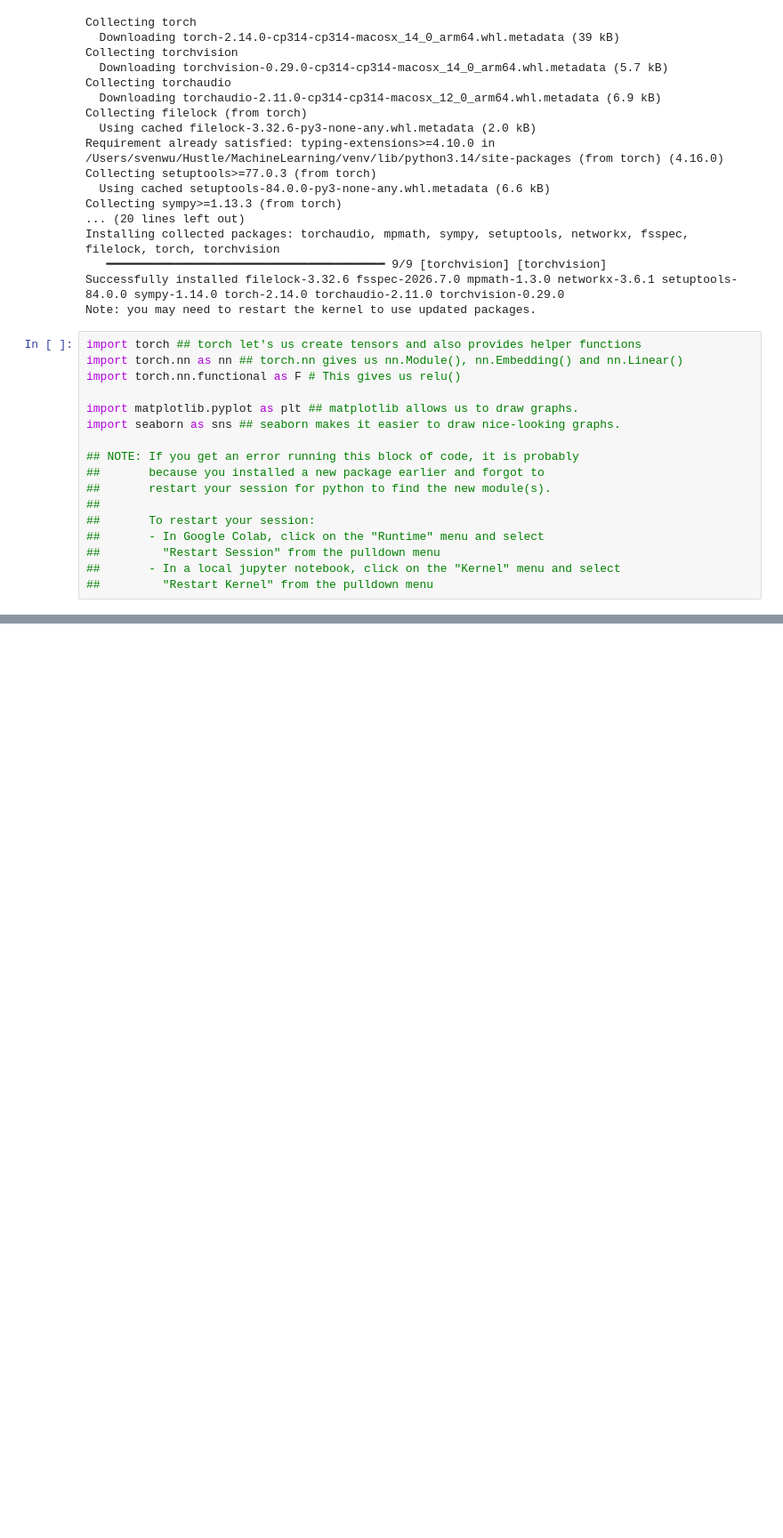
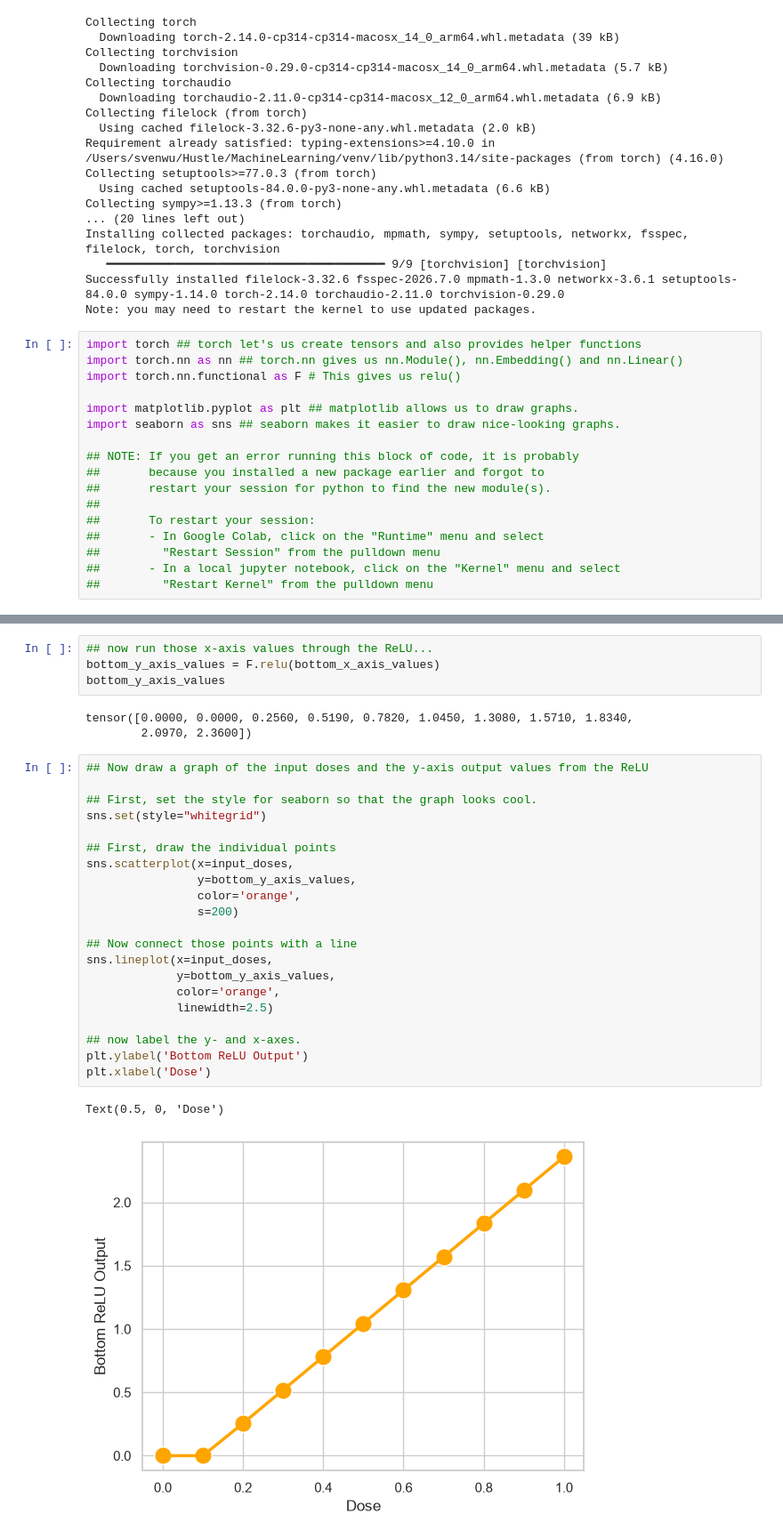
Before and after one commit to SevenWoos/MachineLearningProjects, a Jupyter notebook: neural_networks/statquest/chapter1_basic_nn_pytorch.ipynb, the cells around one changed output, grey strips where cells are left out. Shown at 89% size. Cells and saved outputs as stored; diff of their text form; blank space fills up the shorter version.

```diff
--- a/neural_networks/statquest/chapter1_basic_nn_pytorch.ipynb
+++ b/neural_networks/statquest/chapter1_basic_nn_pytorch.ipynb
@@ -79,0 +222,31 @@ import seaborn as sns ## seaborn makes it easier to draw nice-looking graphs.
+# %%
+## now run those x-axis values through the ReLU...
+bottom_y_axis_values = F.relu(bottom_x_axis_values)
+bottom_y_axis_values
+# %% [output]
+tensor([0.0000, 0.0000, 0.2560, 0.5190, 0.7820, 1.0450, 1.3080, 1.5710, 1.8340,
+        2.0970, 2.3600])
+# %%
+## Now draw a graph of the input doses and the y-axis output values from the ReLU
+
+## First, set the style for seaborn so that the graph looks cool.
+sns.set(style="whitegrid")
+
+## First, draw the individual points
+sns.scatterplot(x=input_doses,
+                y=bottom_y_axis_values,
+                color='orange',
+                s=200)
+
+## Now connect those points with a line
+sns.lineplot(x=input_doses,
+             y=bottom_y_axis_values,
+             color='orange',
+             linewidth=2.5)
+
+## now label the y- and x-axes.
+plt.ylabel('Bottom ReLU Output')
+plt.xlabel('Dose')
+# %% [output]
+Text(0.5, 0, 'Dose')
+[figure, added]
```
Also changed, not shown: parts of 24 cells of this notebook.
